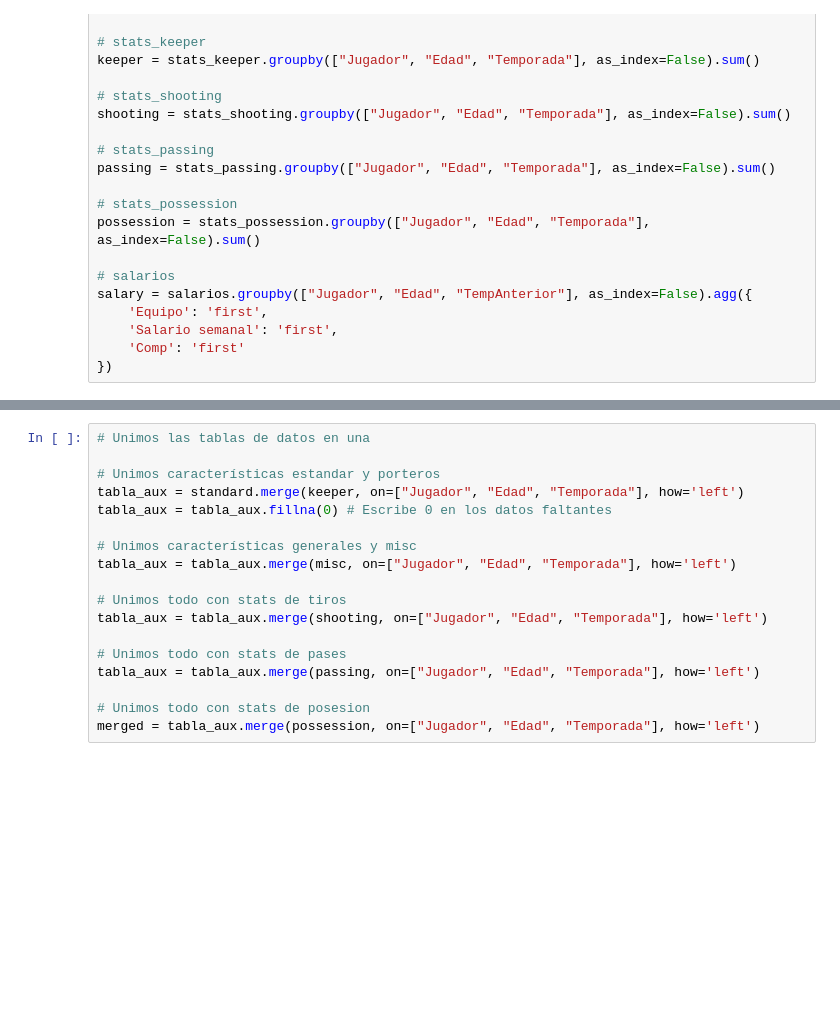
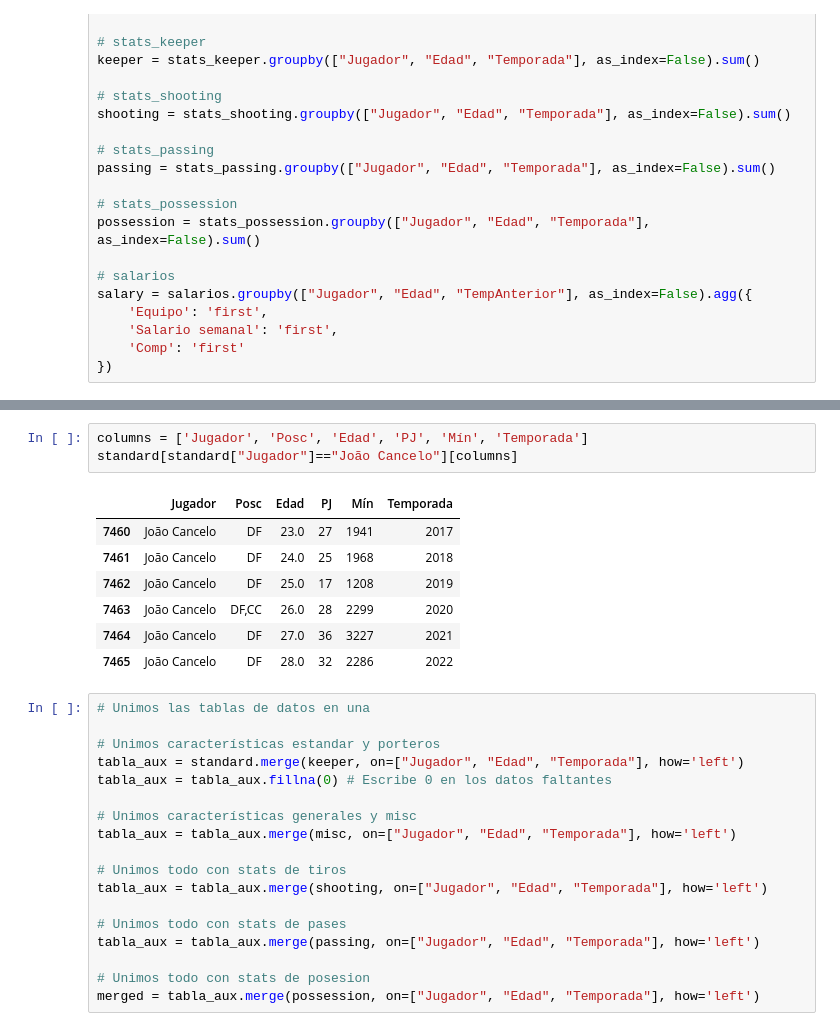
Before and after one commit to JMMelcrack/Predictive-models-applied-to-the-analysis-of-professional-footballers-wages, a Jupyter notebook: RefinadoDatos.ipynb, the cells around one changed output, grey strips where cells are left out. Cells and saved outputs as stored; diff of their text form; blank space fills up the shorter version.

```diff
--- a/RefinadoDatos.ipynb
+++ b/RefinadoDatos.ipynb
@@ -121,3 +124,14 @@ salary[salary["Jugador"]=="João Cancelo"]
+# %%
+columns = ['Jugador', 'Posc', 'Edad', 'PJ', 'Mín', 'Temporada']
+standard[standard["Jugador"]=="João Cancelo"][columns]
+# %% [output]
+|  | Jugador | Posc | Edad | PJ | Mín | Temporada |
+| 7460 | João Cancelo | DF | 23.0 | 27 | 1941 | 2017 |
+| 7461 | João Cancelo | DF | 24.0 | 25 | 1968 | 2018 |
+| 7462 | João Cancelo | DF | 25.0 | 17 | 1208 | 2019 |
+| 7463 | João Cancelo | DF,CC | 26.0 | 28 | 2299 | 2020 |
+| 7464 | João Cancelo | DF | 27.0 | 36 | 3227 | 2021 |
+| 7465 | João Cancelo | DF | 28.0 | 32 | 2286 | 2022 |
 # %%
 # Unimos las tablas de datos en una
 
```
Also changed, not shown: parts of 7 cells of this notebook, 1 other file.
